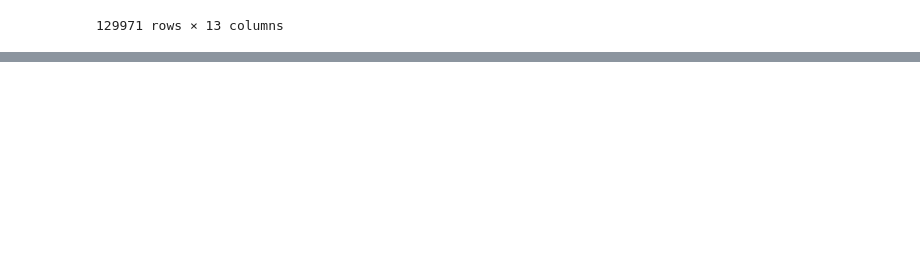
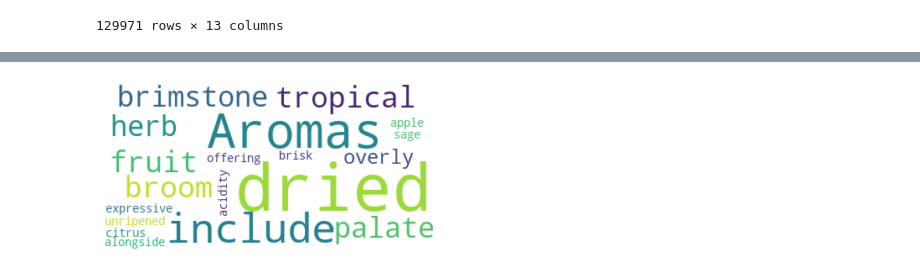
Before and after one commit to annkou/NLP, a Jupyter notebook: word_cloud_notebook.ipynb, the cells around one changed output, grey strips where cells are left out. Saved outputs shown, nothing was run; the diff lists cells and outputs as text; code cells hidden in the pictures; blank space fills up the shorter version.

```diff
--- a/word_cloud_notebook.ipynb
+++ b/word_cloud_notebook.ipynb
@@ -42,0 +135,11 @@ data
+# %%
+#take a text
+text = data.description[0]
+#create a wordcloud
+wordcloud0 = WordCloud(max_font_size=50, max_words=100, background_color="white").generate(text)
+#show image
+plt.imshow(wordcloud0,interpolation='bilinear')
+plt.axis('off')
+plt.show()
+# %% [output]
+[figure, added]
```
Also changed, not shown: parts of 10 cells of this notebook.
